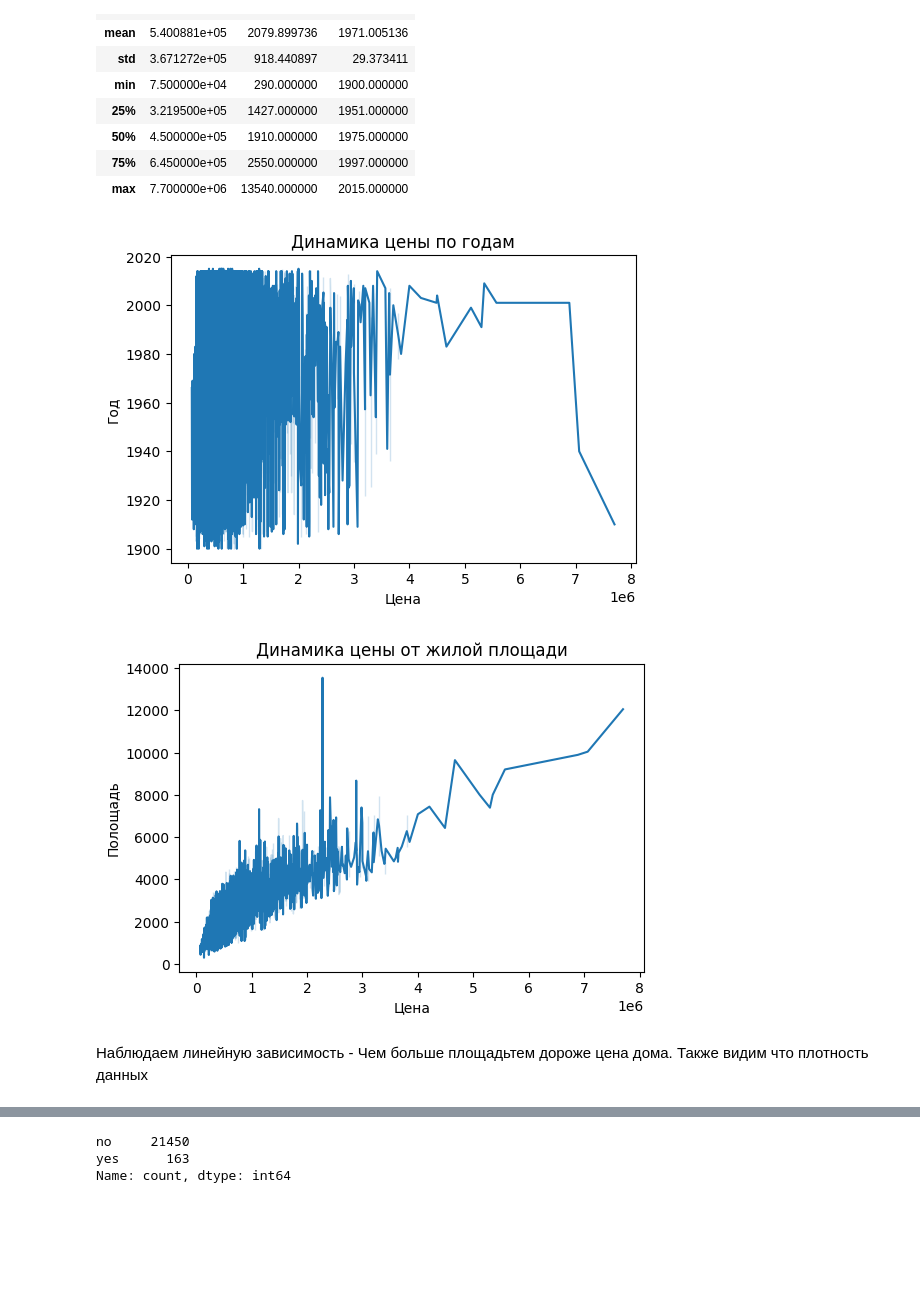
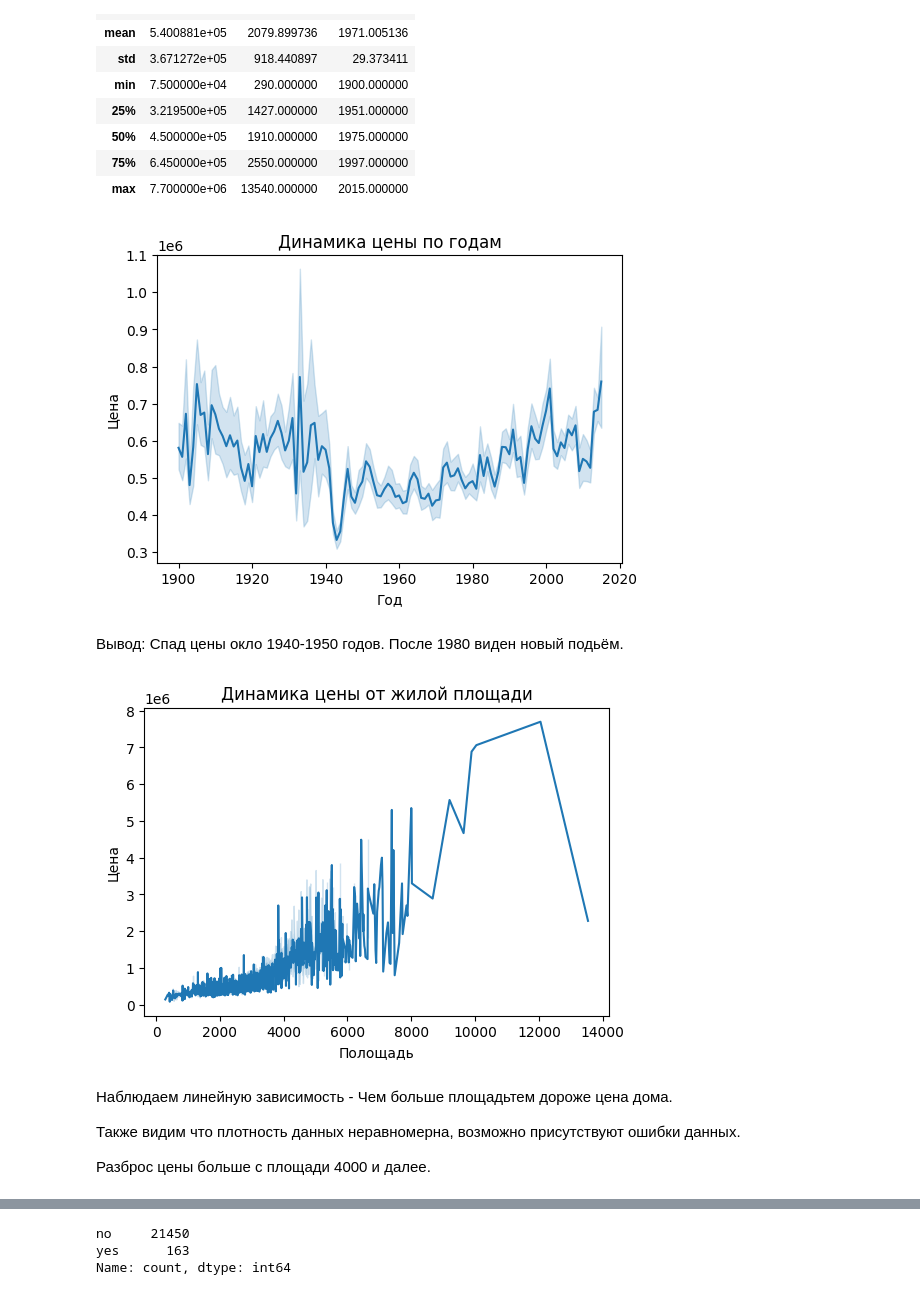
Before and after one commit to ArtemFilosofGB/PythonForAnalyst, a Jupyter notebook: Homework/Hw04/Homework04.ipynb, the cells around one changed output, grey strips where cells are left out. Cells and saved outputs as stored; diff of their text form; code cells hidden in the pictures; blank space fills up the shorter version.

```diff
--- a/Homework/Hw04/Homework04.ipynb
+++ b/Homework/Hw04/Homework04.ipynb
@@ -109,25 +109,30 @@ df[['price','sqft_living','yr_built']].describe()
 # %%
 # 1.2. Изучите стоимости недвижимости
 plt.figure(figsize=(6, 4))
 
-sns.lineplot(x=df['price'], y=df['yr_built'])
+sns.lineplot(x=df['yr_built'], y=df['price'])
 
 plt.title('Динамика цены по годам')
-plt.xlabel('Цена')
-plt.ylabel('Год');
+plt.xlabel('Год')
+plt.ylabel('Цена');
 # %% [output]
-[figure, old version]
+[figure, new version]
+# %% [markdown]
+Вывод: Спад цены окло 1940-1950 годов. После 1980 виден новый подьём.
 # %%
 # 1.3. Изучите распределение квадратуры жилой
 plt.figure(figsize=(6, 4))
 
-sns.lineplot(x=df['price'], y=df['sqft_living'])
+sns.lineplot(x=df['sqft_living'], y=df['price'])
 
 plt.title('Динамика цены от жилой площади')
-plt.xlabel('Цена')
-plt.ylabel('Полощадь');
+plt.xlabel('Полощадь')
+plt.ylabel('Цена');
 # %% [output]
-[figure, old version]
+[figure, new version]
 # %% [markdown]
 Наблюдаем линейную зависимость - Чем больше площадьтем дороже цена дома.
-Также видим что плотность данных
+
+Также видим что плотность данных неравномерна, возможно присутствуют ошибки данных.
+
+Разброс цены больше с площади 4000 и далее.
```
Also changed, not shown: parts of 12 cells of this notebook.
